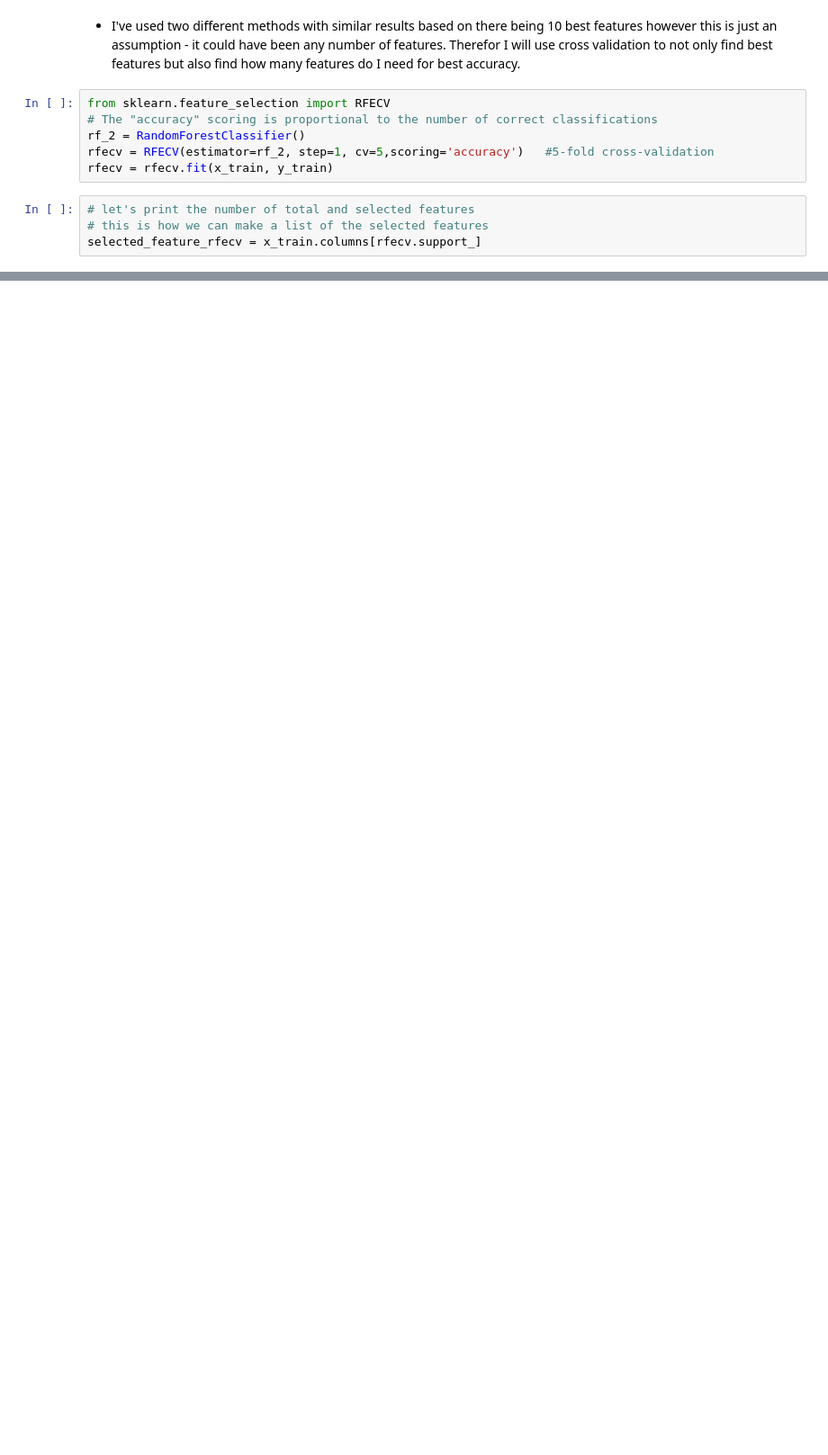
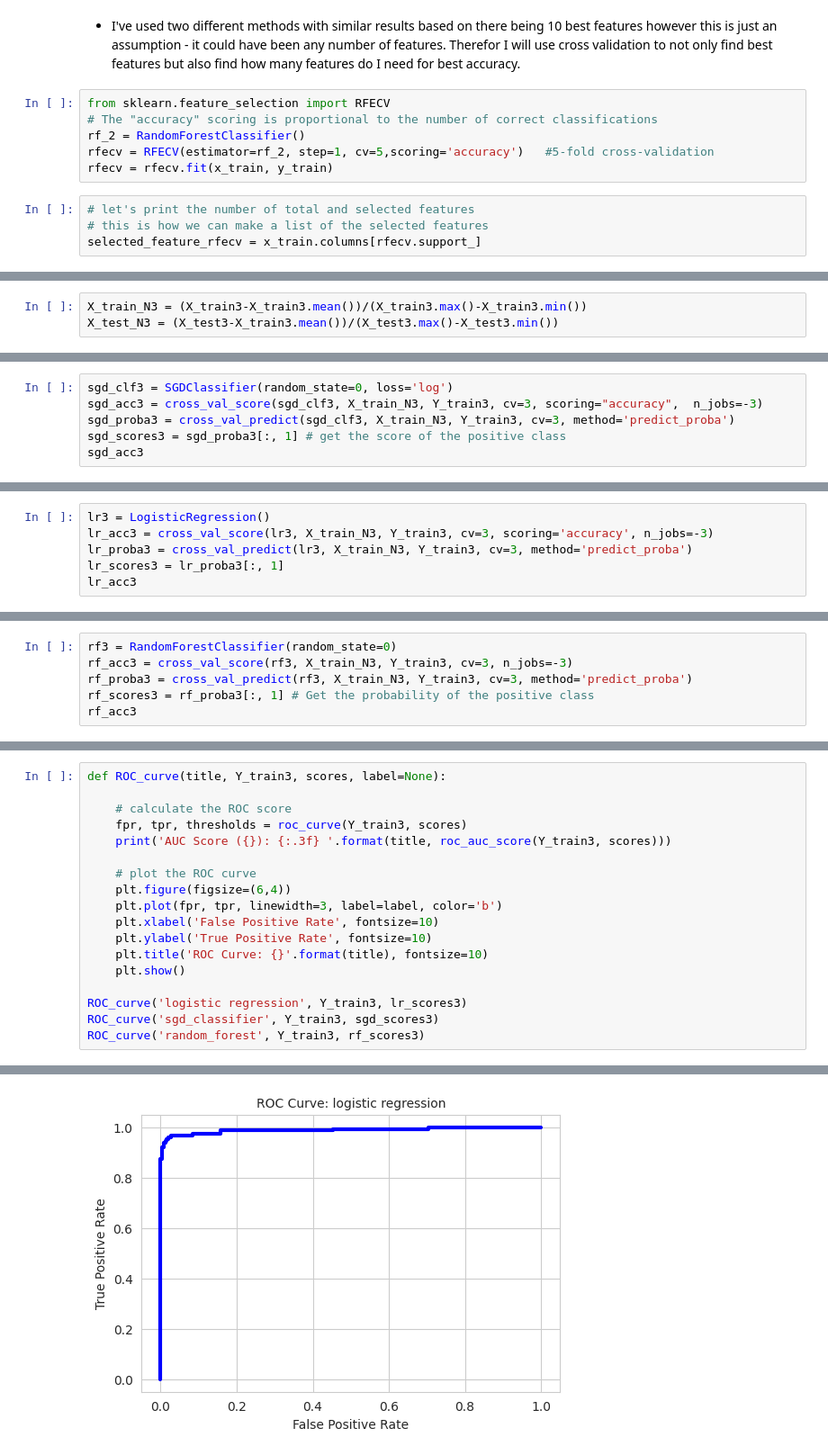
Before and after one commit to MSoD1/Programming-for-Data-Analysis-2, a Jupyter notebook: DataAnalysisP2a.ipynb, the cells around one changed output, grey strips where cells are left out. Shown at 90% size. Drawn from its saved outputs; the diff is of its cells as text; blank space fills up the shorter version.

```diff
--- a/DataAnalysisP2a.ipynb
+++ b/DataAnalysisP2a.ipynb
@@ -393,0 +766,3 @@ Best features by rfecv: Index(['radius_mean', 'texture_mean', 'compactness_mean'
+# %%
+X_train_N3 = (X_train3-X_train3.mean())/(X_train3.max()-X_train3.min())
+X_test_N3 = (X_test3-X_train3.mean())/(X_test3.max()-X_test3.min())
@@ -393,0 +771,6 @@ Best features by rfecv: Index(['radius_mean', 'texture_mean', 'compactness_mean'
+# %%
+sgd_clf3 = SGDClassifier(random_state=0, loss='log')
+sgd_acc3 = cross_val_score(sgd_clf3, X_train_N3, Y_train3, cv=3, scoring="accuracy",  n_jobs=-3)
+sgd_proba3 = cross_val_predict(sgd_clf3, X_train_N3, Y_train3, cv=3, method='predict_proba')
+sgd_scores3 = sgd_proba3[:, 1] # get the score of the positive class
+sgd_acc3
@@ -393,0 +781,6 @@ Best features by rfecv: Index(['radius_mean', 'texture_mean', 'compactness_mean'
+# %%
+lr3 = LogisticRegression()
+lr_acc3 = cross_val_score(lr3, X_train_N3, Y_train3, cv=3, scoring='accuracy', n_jobs=-3)
+lr_proba3 = cross_val_predict(lr3, X_train_N3, Y_train3, cv=3, method='predict_proba')
+lr_scores3 = lr_proba3[:, 1]
+lr_acc3
@@ -393,0 +807,6 @@ Best features by rfecv: Index(['radius_mean', 'texture_mean', 'compactness_mean'
+# %%
+rf3 = RandomForestClassifier(random_state=0)
+rf_acc3 = cross_val_score(rf3, X_train_N3, Y_train3, cv=3, n_jobs=-3)
+rf_proba3 = cross_val_predict(rf3, X_train_N3, Y_train3, cv=3, method='predict_proba')
+rf_scores3 = rf_proba3[:, 1] # Get the probability of the positive class
+rf_acc3
@@ -393,0 +815,19 @@ Best features by rfecv: Index(['radius_mean', 'texture_mean', 'compactness_mean'
+# %%
+def ROC_curve(title, Y_train3, scores, label=None):
+
+    # calculate the ROC score
+    fpr, tpr, thresholds = roc_curve(Y_train3, scores)
+    print('AUC Score ({}): {:.3f} '.format(title, roc_auc_score(Y_train3, scores)))
+
+    # plot the ROC curve
+    plt.figure(figsize=(6,4))
+    plt.plot(fpr, tpr, linewidth=3, label=label, color='b')
+    plt.xlabel('False Positive Rate', fontsize=10)
+    plt.ylabel('True Positive Rate', fontsize=10)
+    plt.title('ROC Curve: {}'.format(title), fontsize=10)
+    plt.show()
+
+ROC_curve('logistic regression', Y_train3, lr_scores3)
+ROC_curve('sgd_classifier', Y_train3, sgd_scores3)
+ROC_curve('random_forest', Y_train3, rf_scores3)
+# %% [output]
@@ -393,0 +835 @@ Best features by rfecv: Index(['radius_mean', 'texture_mean', 'compactness_mean'
+[figure, added]
```
Also changed, not shown: parts of 88 cells of this notebook.
